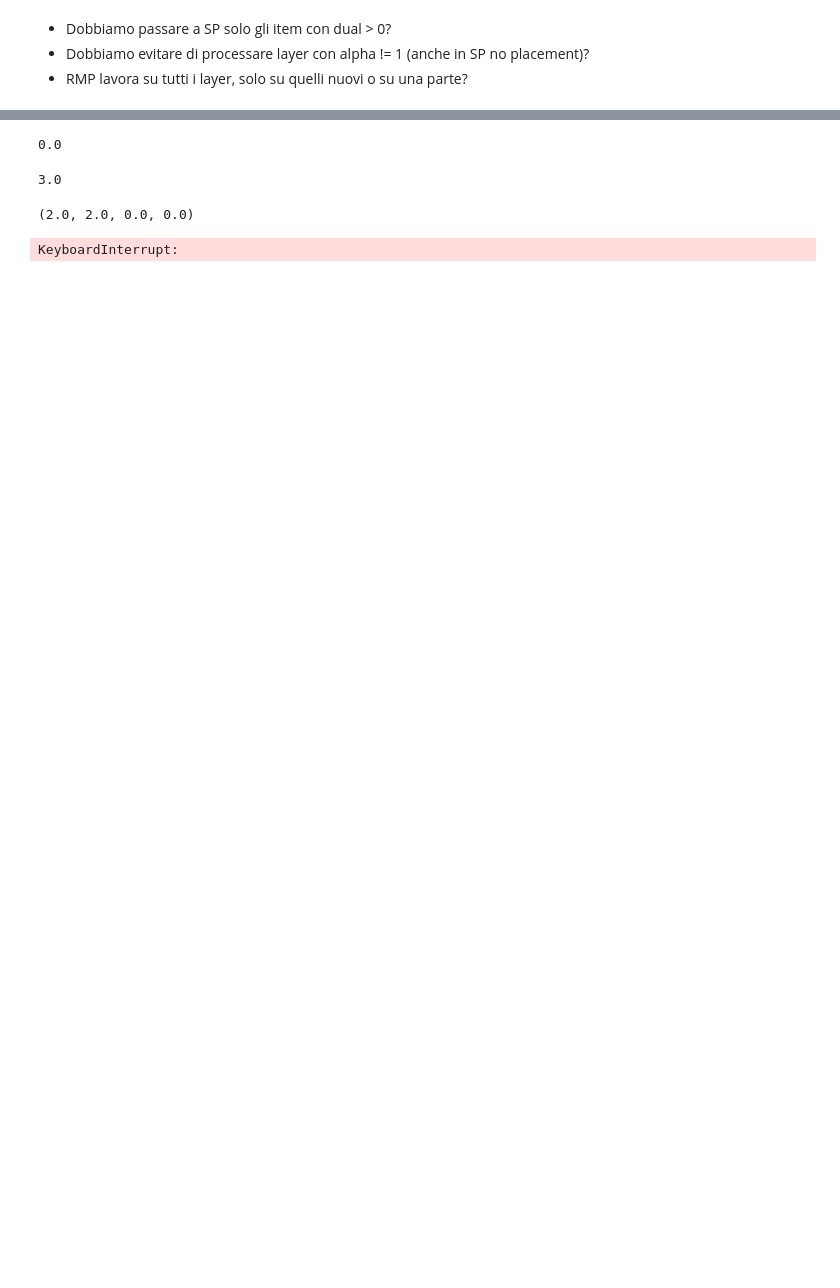
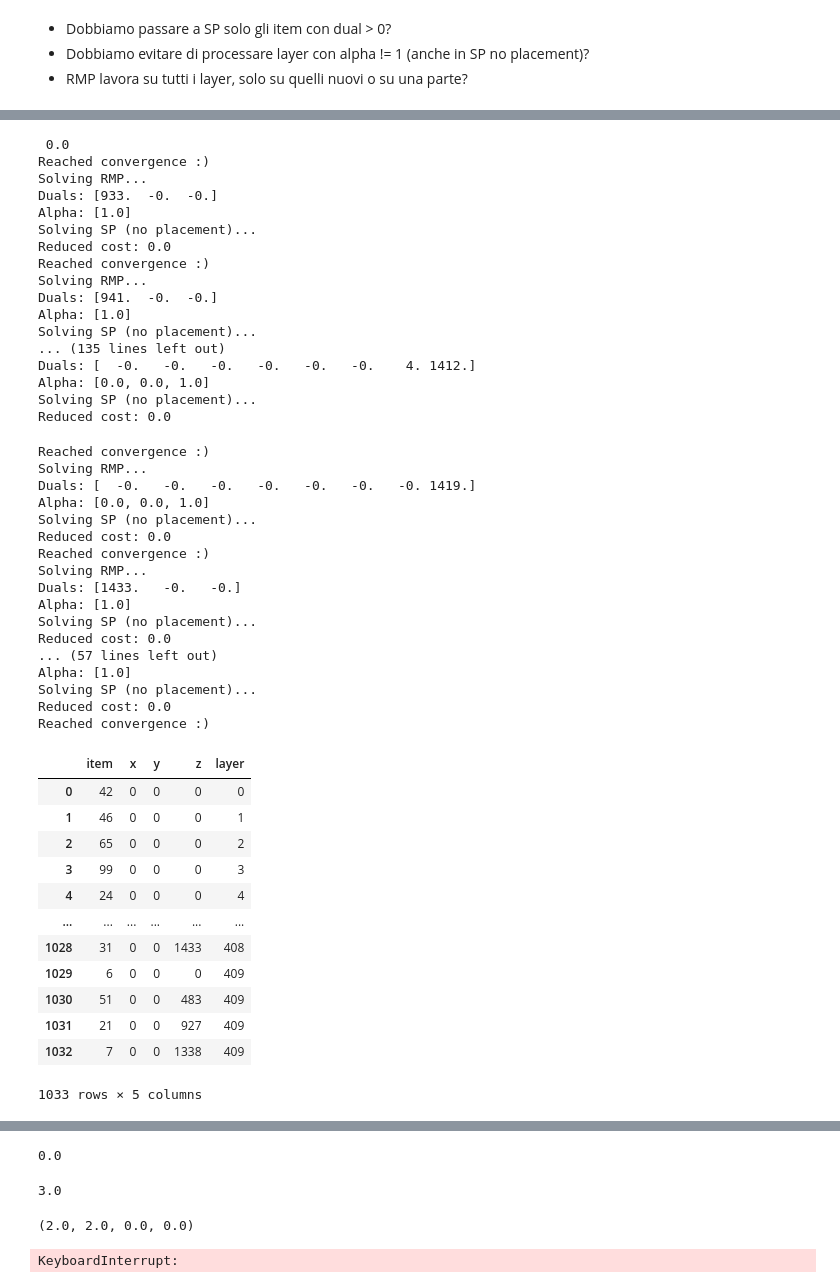
Before and after one commit to Wadaboa/3d-bpp, a Jupyter notebook: cg.ipynb, the cells around one changed output, grey strips where cells are left out. Saved outputs shown, nothing was run; the diff lists cells and outputs as text; code cells hidden in the pictures; blank space fills up the shorter version.

```diff
--- a/cg.ipynb
+++ b/cg.ipynb
@@ -506,0 +148,15 @@ TypeError: object of type 'module' has no len()
+# %%
+bins_lbs = []
+final_layer_pool = layers.LayerPool(superitems.SuperitemPool())
+for spool in height_groups:
+    layer_pool = warm_start.maxrects(spool, config.PALLET_DIMS)
+    layer_pool, bins_lb = cg.column_generation(
+        layer_pool,
+        config.PALLET_DIMS,
+        max_iter=100,
+        tlim=None,
+    )
+    final_layer_pool.extend(layer_pool)
+    bins_lbs.append(bins_lb)
+final_layer_pool.to_dataframe()
+# %% [output]
@@ -506,0 +282,47 @@ TypeError: object of type 'module' has no len()
+ 0.0
+Reached convergence :)
+Solving RMP...
+Duals: [933.  -0.  -0.]
+Alpha: [1.0]
+Solving SP (no placement)...
+Reduced cost: 0.0
+Reached convergence :)
+Solving RMP...
+Duals: [941.  -0.  -0.]
+Alpha: [1.0]
+Solving SP (no placement)...
+... (135 lines left out)
+Duals: [  -0.   -0.   -0.   -0.   -0.   -0.    4. 1412.]
+Alpha: [0.0, 0.0, 1.0]
+Solving SP (no placement)...
+Reduced cost: 0.0
+Reached convergence :)
+Solving RMP...
+Duals: [  -0.   -0.   -0.   -0.   -0.   -0.   -0. 1419.]
+Alpha: [0.0, 0.0, 1.0]
+Solving SP (no placement)...
+Reduced cost: 0.0
+Reached convergence :)
+Solving RMP...
+Duals: [1433.   -0.   -0.]
+Alpha: [1.0]
+Solving SP (no placement)...
+Reduced cost: 0.0
+... (57 lines left out)
+Alpha: [1.0]
+Solving SP (no placement)...
+Reduced cost: 0.0
+Reached convergence :)
+|  | item | x | y | z | layer |
+| 0 | 42 | 0 | 0 | 0 | 0 |
+| 1 | 46 | 0 | 0 | 0 | 1 |
+| 2 | 65 | 0 | 0 | 0 | 2 |
+| 3 | 99 | 0 | 0 | 0 | 3 |
+| 4 | 24 | 0 | 0 | 0 | 4 |
+| ... | ... | ... | ... | ... | ... |
+| 1028 | 31 | 0 | 0 | 1433 | 408 |
+| 1029 | 6 | 0 | 0 | 0 | 409 |
+| 1030 | 51 | 0 | 0 | 483 | 409 |
+| 1031 | 21 | 0 | 0 | 927 | 409 |
+| 1032 | 7 | 0 | 0 | 1338 | 409 |
+1033 rows × 5 columns
```
Also changed, not shown: parts of 14 cells of this notebook, 7 other files.
